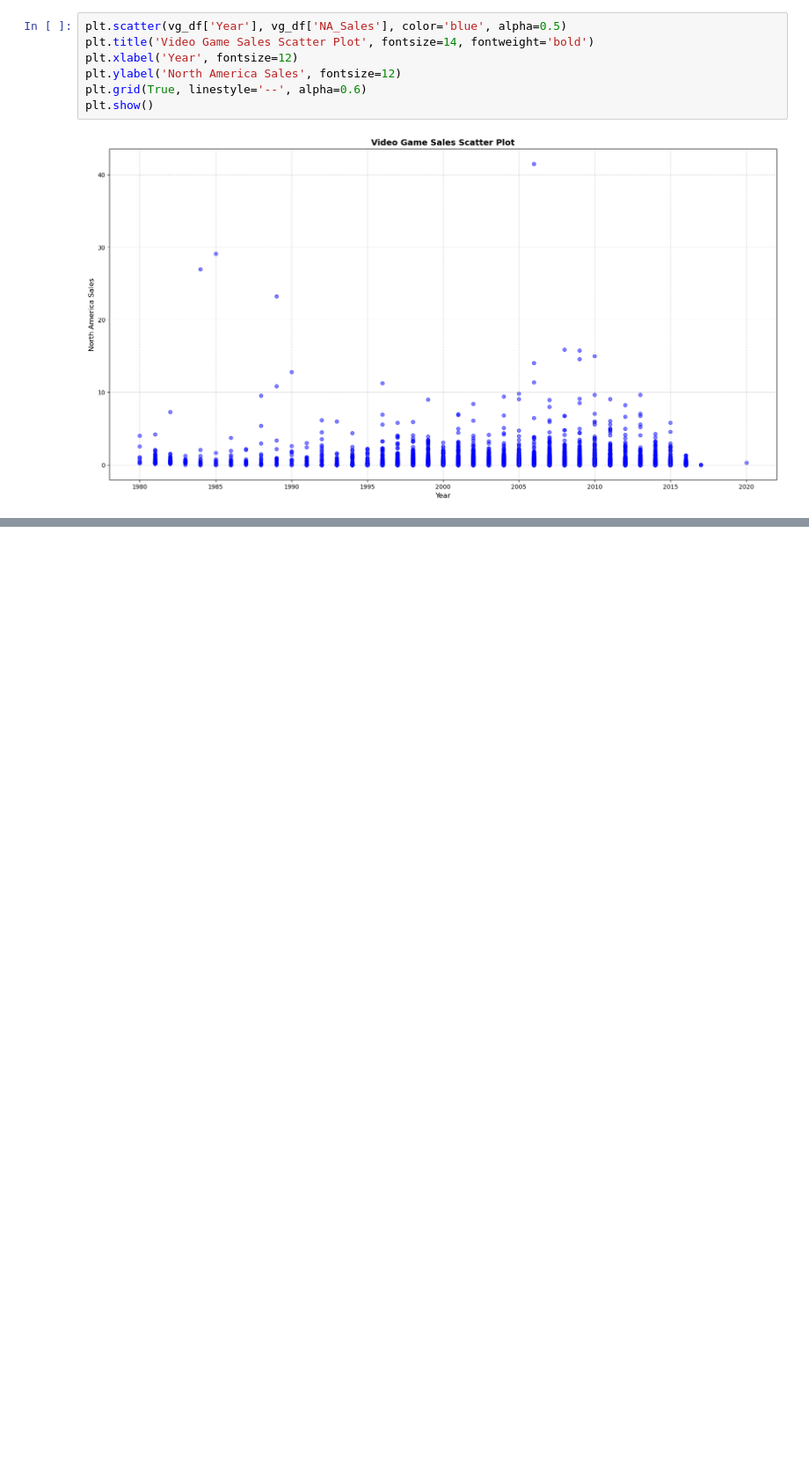
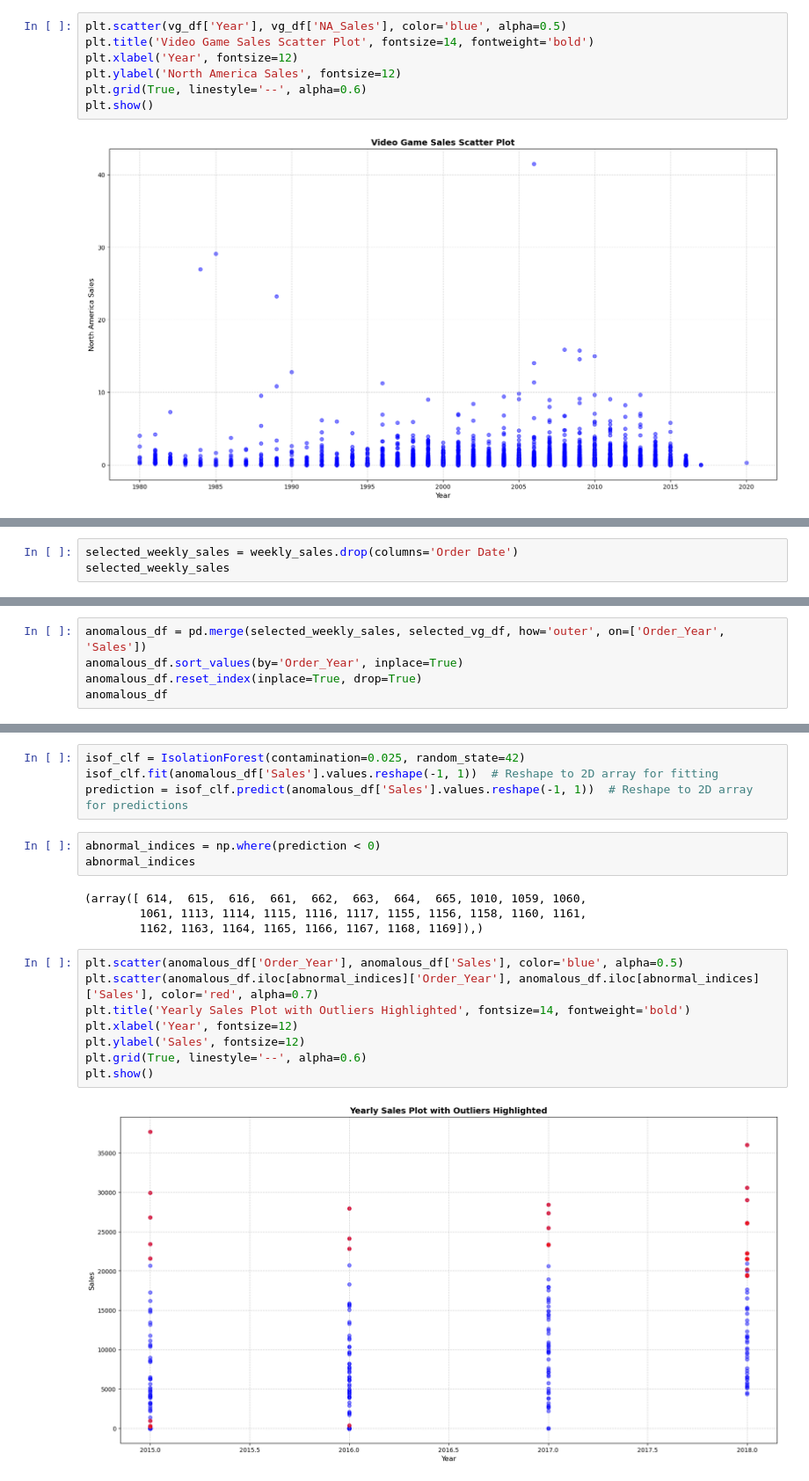
Before and after one commit to ProfessionalPallav20014/Sales-Forecasting-PallavDas, a Jupyter notebook: salesforecasting-pallavdas.ipynb, the cells around one changed output, grey strips where cells are left out. Shown at 88% size. Cells and saved outputs as stored; diff of their text form; blank space fills up the shorter version.

```diff
--- a/salesforecasting-pallavdas.ipynb
+++ b/salesforecasting-pallavdas.ipynb
@@ -1546,0 +1603,3 @@ plt.show()
+# %%
+selected_weekly_sales = weekly_sales.drop(columns='Order Date')
+selected_weekly_sales
@@ -1546,0 +1620,5 @@ plt.show()
+# %%
+anomalous_df = pd.merge(selected_weekly_sales, selected_vg_df, how='outer', on=['Order_Year', 'Sales'])
+anomalous_df.sort_values(by='Order_Year', inplace=True)
+anomalous_df.reset_index(inplace=True, drop=True)
+anomalous_df
@@ -1546,0 +1639,21 @@ plt.show()
+# %%
+isof_clf = IsolationForest(contamination=0.025, random_state=42)
+isof_clf.fit(anomalous_df['Sales'].values.reshape(-1, 1))  # Reshape to 2D array for fitting
+prediction = isof_clf.predict(anomalous_df['Sales'].values.reshape(-1, 1))  # Reshape to 2D array for predictions
+# %%
+abnormal_indices = np.where(prediction < 0)
+abnormal_indices
+# %% [output]
+(array([ 614,  615,  616,  661,  662,  663,  664,  665, 1010, 1059, 1060,
+        1061, 1113, 1114, 1115, 1116, 1117, 1155, 1156, 1158, 1160, 1161,
+        1162, 1163, 1164, 1165, 1166, 1167, 1168, 1169]),)
+# %%
+plt.scatter(anomalous_df['Order_Year'], anomalous_df['Sales'], color='blue', alpha=0.5)
+plt.scatter(anomalous_df.iloc[abnormal_indices]['Order_Year'], anomalous_df.iloc[abnormal_indices]['Sales'], color='red', alpha=0.7)
+plt.title('Yearly Sales Plot with Outliers Highlighted', fontsize=14, fontweight='bold')
+plt.xlabel('Year', fontsize=12)
+plt.ylabel('Sales', fontsize=12)
+plt.grid(True, linestyle='--', alpha=0.6)
+plt.show()
+# %% [output]
+[figure, added]
```
Also changed, not shown: parts of 29 cells of this notebook.
